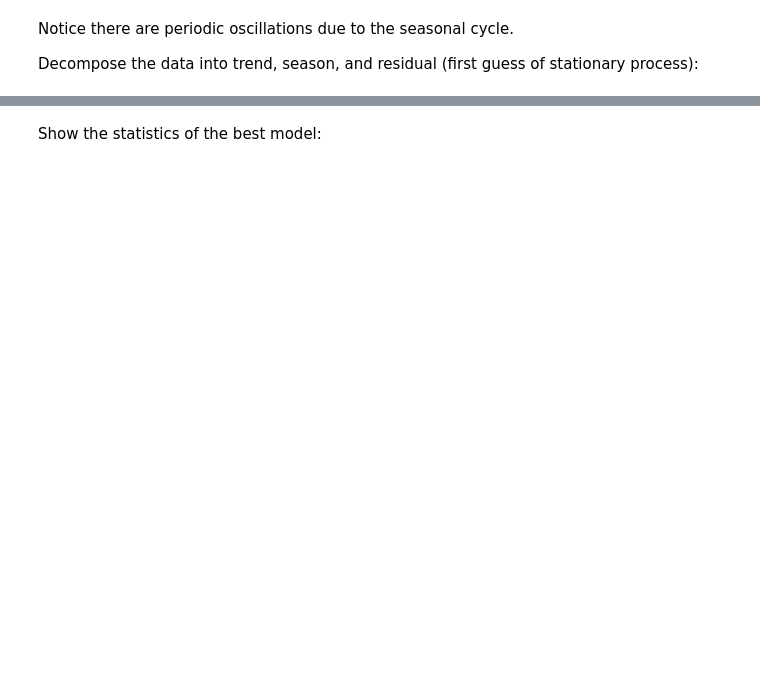
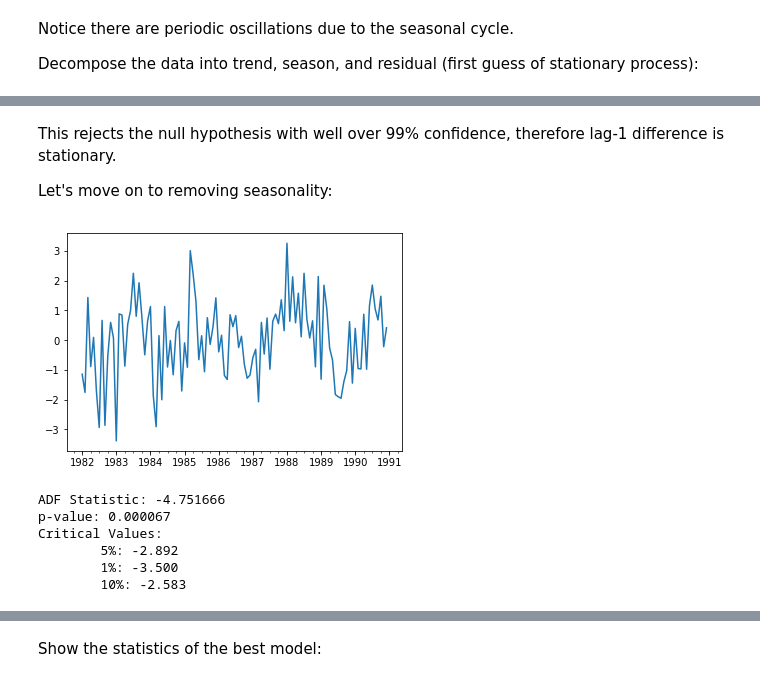
Before and after one commit to gchen0119/ARIMA, a Jupyter notebook: arima_min_temp.ipynb, the cells around one changed output, grey strips where cells are left out. Saved outputs shown, nothing was run; the diff lists cells and outputs as text; code cells hidden in the pictures; blank space fills up the shorter version.

```diff
--- a/arima_min_temp.ipynb
+++ b/arima_min_temp.ipynb
@@ -74,0 +105,25 @@ pyplot.show()
+# %% [markdown]
+This rejects the null hypothesis with well over 99% confidence, therefore lag-1 difference is stationary.
+
+Let's move on to removing seasonality:
+# %%
+dy12 = y - y.shift(12)
+dy12.dropna(inplace=True)
+dy12.plot()
+pyplot.show()
+# %% [output]
+[figure, added]
+# %%
+result_adf = adfuller(dy12)
+print('ADF Statistic: %f' % result_adf[0])
+print('p-value: %f' % result_adf[1])
+print('Critical Values:')
+for key, value in result_adf[4].items():
+    print('\t%s: %.3f' % (key, value))
+# %% [output]
+ADF Statistic: -4.751666
+p-value: 0.000067
+Critical Values:
+        5%: -2.892
+        1%: -3.500
+        10%: -2.583
```
Also changed, not shown: parts of 38 cells of this notebook.
